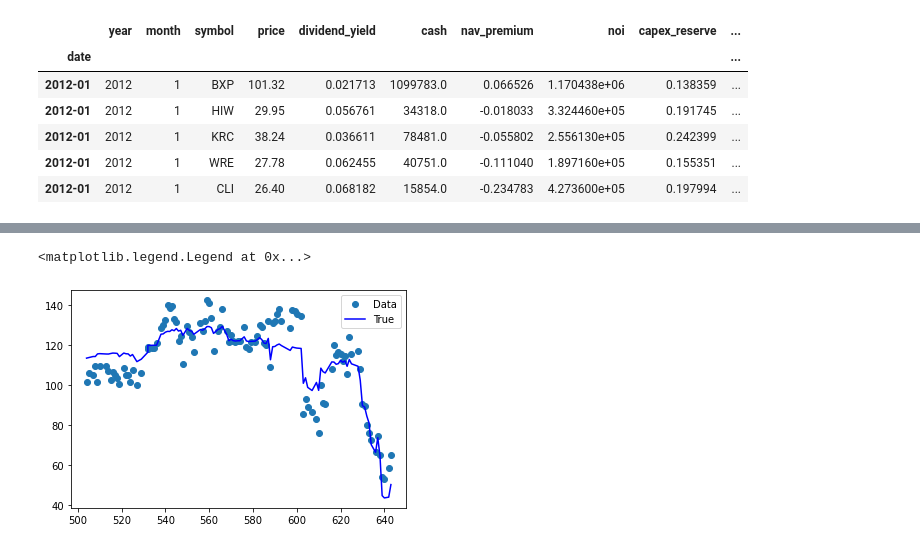
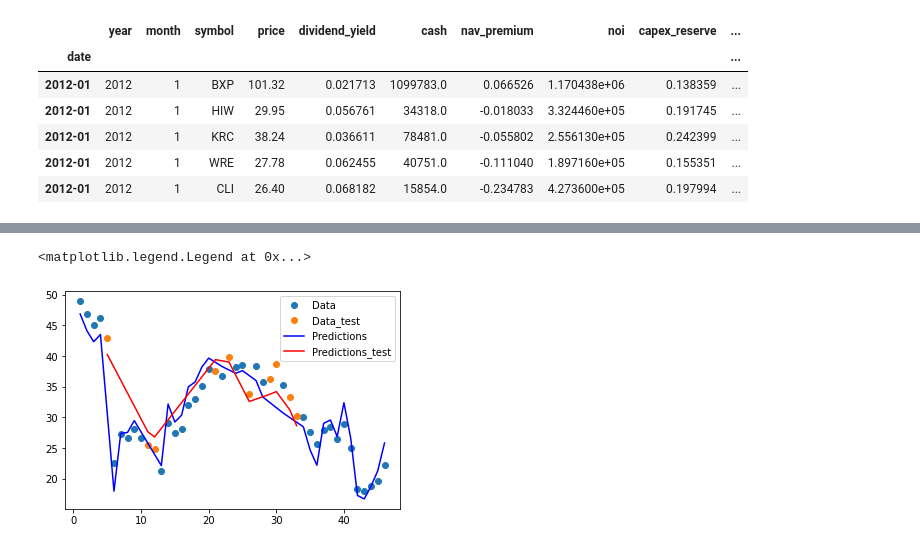
Before and after one commit to ckeith26/REIT_Analysis, a Jupyter notebook: REITs Price Prediction.ipynb, the cells around one changed output, grey strips where cells are left out. Drawn from its saved outputs; the diff is of its cells as text; code cells hidden in the pictures.

Commit message:
Final edits before submission
This includes the sentiment data added into the analysis

```diff
--- a/REITs Price Prediction.ipynb
+++ b/REITs Price Prediction.ipynb
@@ -140,5 +227,7 @@ df_office.head()
+# %%
+df_analysis = sorted_df.copy()
 # %%
 # List containing our unique REITs
-reits = df_office.symbol.unique()
+reits = df_analysis.symbol.unique()
 reits
 # %% [output]
@@ -165,7 +254,7 @@ from patsy import dmatrices
 from statsmodels.regression import linear_model
 
 def regress_ols(train, test):
-    expr = 'price ~ nav_premium + dividend_yield + caprate_nominal_implied'
+    expr = 'price ~ nav_premium + dividend_yield + caprate_nominal_implied + sentiment_score'
 
     y_train, x_train = dmatrices(expr, train, return_type='dataframe')
     y_test, x_test = dmatrices(expr, test, return_type='dataframe')
@@ -179,10 +268,9 @@ def regress_ols(train, test):
 # Attempt OLS regression for all office REITs
 
 models = []
-arimas = []
 
 for i in reits:
-    df_reg = df_office.loc[df_office['symbol'] == i] # filter df
+    df_reg = df_analysis.loc[df_analysis['symbol'] == i] # filter df
     train,test = splitdata(df_reg)
     models.append(regress_ols(train, test))
 # %%
@@ -244,18 +346,22 @@ plt.show()
 # %%
 # Plot results for one model to view results
 import matplotlib.pyplot as plt
 
 y_train = models[0][1].sort_index()
 y_train_pred = models[0][2].sort_index()
+y_test = models[0][3].sort_index()
+y_test_pred = models[0][4].sort_index()
 
 y_train.index = y_train.index.astype(int)
 y_train_pred.index = y_train_pred.index.astype(int)
 
 fig, ax = plt.subplots()
 ax.plot(y_train.index, y_train, "o", label = "Data")
-ax.plot(y_train_pred.index, y_train_pred, "b-", label = "True")
+ax.plot(y_test.index, y_test, "o", label = "Data_test")
+ax.plot(y_train_pred.index, y_train_pred, "b-", label = "Predictions")
+ax.plot(y_test_pred.index, y_test_pred, "b-", label = "Predictions_test", color="red")
 ax.legend(loc="best")
 # %% [output]
 <matplotlib.legend.Legend at 0x...>
-[figure, old version]
+[figure, new version]
 # %%
```
Also changed, not shown: parts of 22 cells of this notebook.
